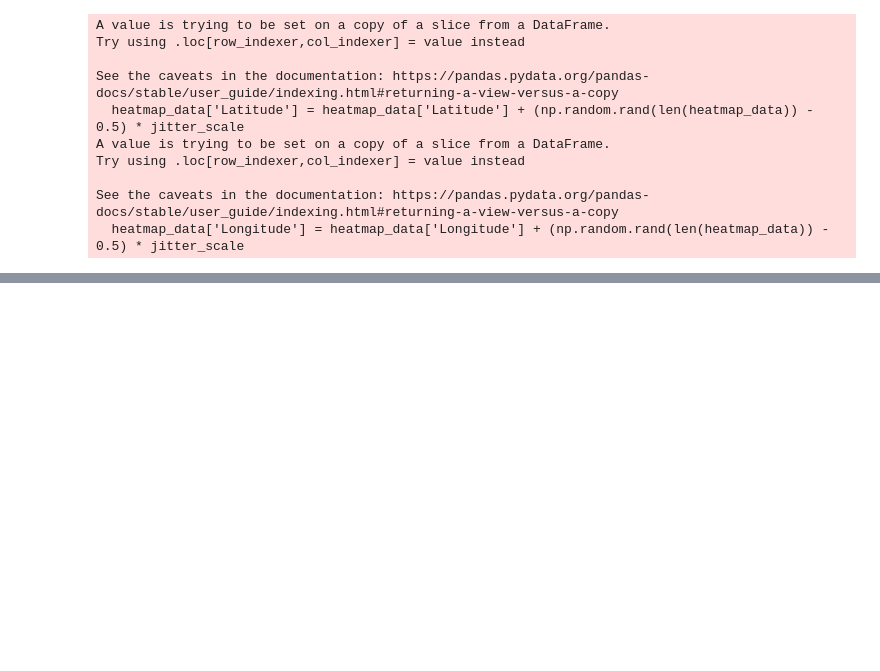
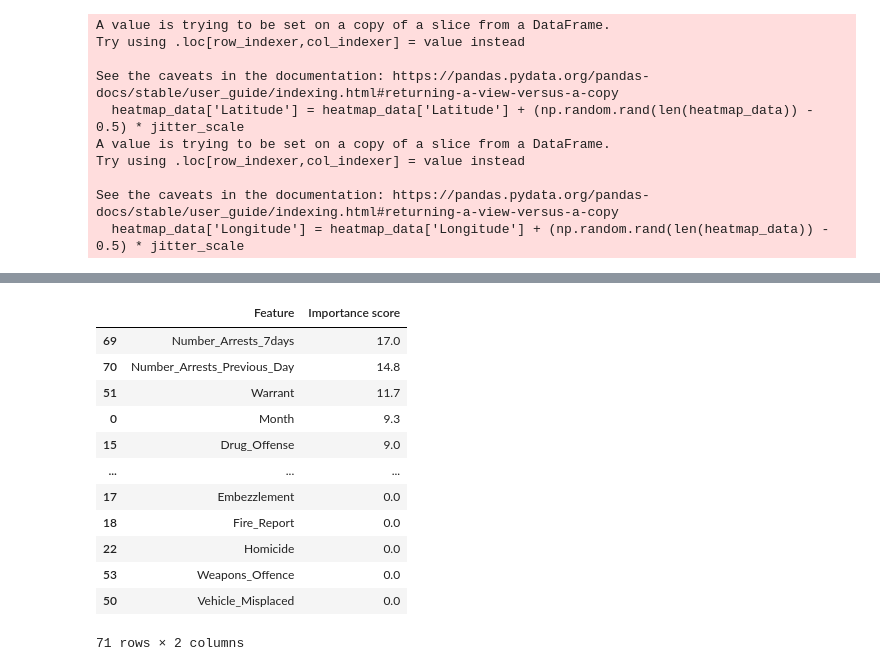
Before and after one commit to mvoutov/ieor142-ml, a Jupyter notebook: CrimePredict.ipynb, the cells around one changed output, grey strips where cells are left out. Saved outputs shown, nothing was run; the diff lists cells and outputs as text; code cells hidden in the pictures; blank space fills up the shorter version.

```diff
--- a/CrimePredict.ipynb
+++ b/CrimePredict.ipynb
@@ -787,0 +1128,3 @@ See the caveats in the documentation: https://pandas.pydata.org/pandas-docs/stab
+# %%
+
+sf_data_arrest_train, sf_data_arrest_test = train_test_split(predict_arrest, test_size=0.3, random_state=88)
@@ -787,0 +1133,33 @@ See the caveats in the documentation: https://pandas.pydata.org/pandas-docs/stab
+# %%
+from sklearn.ensemble import RandomForestClassifier
+from sklearn.metrics import classification_report, accuracy_score
+
+
+
+# Prepare the features (X) and target (y)
+X_train = sf_data_arrest_train.drop(columns='Is_Arrest')
+y_train = sf_data_arrest_train['Is_Arrest']
+
+X_test = sf_data_arrest_test.drop(columns='Is_Arrest')
+y_test = sf_data_arrest_test['Is_Arrest']
+
+# Create a Random Forest Classifier
+rf_classifier_arrest = RandomForestClassifier(
+    n_estimators=100,
+    random_state=42,
+    #max_leaf_nodes=20,  # Limits the number of leaves
+    n_jobs=-1             # Use all available cores
+)
+
+# Train the model
+rf_classifier_arrest.fit(X_train, y_train)
+
+# Predict on test data
+y_pred_arrest = rf_classifier_arrest.predict(X_test)
+
+# Evaluate the model
+print("Accuracy:", accuracy_score(y_test, y_pred_arrest))
+print(classification_report(y_test, y_pred_arrest))
+
+# to inspect feature importances
+feature_importances = rf_classifier_arrest.feature_importances_
@@ -787,0 +1176,19 @@ See the caveats in the documentation: https://pandas.pydata.org/pandas-docs/stab
+# %%
+important_features_arrest = pd.DataFrame({'Feature' : X_train.columns,
+              'Importance score': 100*feature_importances}).round(1)
+
+important_features_arrest.sort_values(by = 'Importance score', ascending=False)
+# %% [output]
+|  | Feature | Importance score |
+| 69 | Number_Arrests_7days | 17.0 |
+| 70 | Number_Arrests_Previous_Day | 14.8 |
+| 51 | Warrant | 11.7 |
+| 0 | Month | 9.3 |
+| 15 | Drug_Offense | 9.0 |
+| ... | ... | ... |
+| 17 | Embezzlement | 0.0 |
+| 18 | Fire_Report | 0.0 |
+| 22 | Homicide | 0.0 |
+| 53 | Weapons_Offence | 0.0 |
+| 50 | Vehicle_Misplaced | 0.0 |
+71 rows × 2 columns
```
Also changed, not shown: parts of 26 cells of this notebook, 1 other file.
